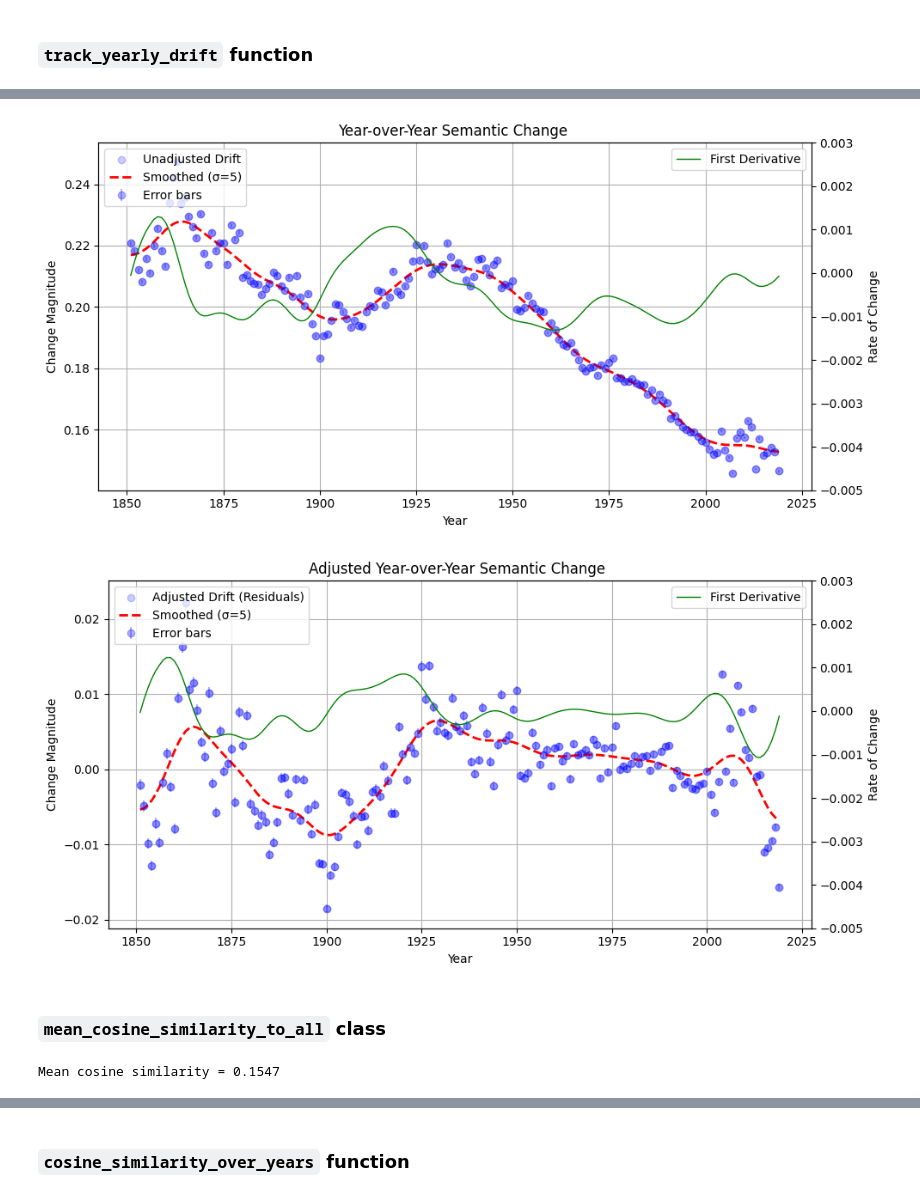
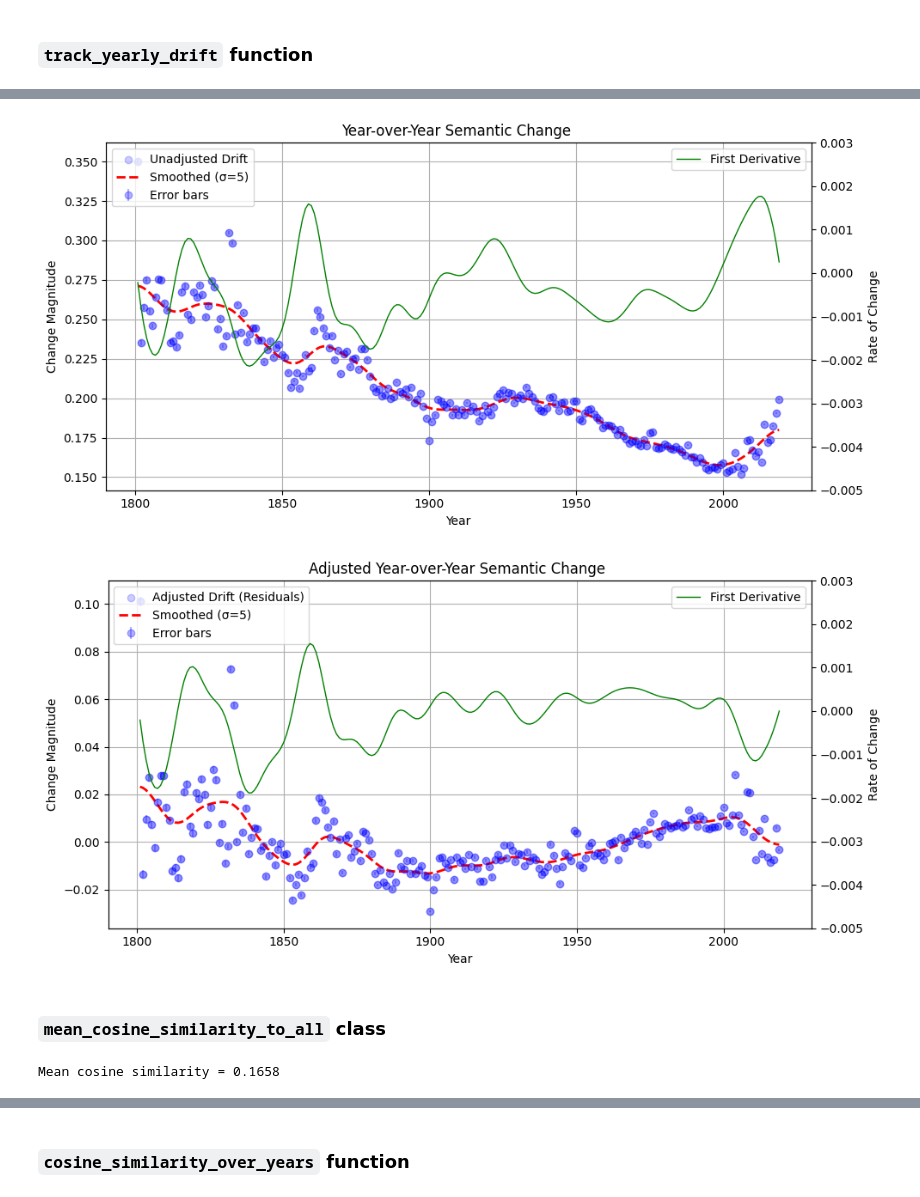
Before and after one commit to eric-d-knowles/hist_w2v, a Jupyter notebook: notebooks/workflow_analyze_change.ipynb, the cells around one changed output, grey strips where cells are left out. Cells and saved outputs as stored; diff of their text form; code cells hidden in the pictures.

```diff
--- a/notebooks/workflow_analyze_change.ipynb
+++ b/notebooks/workflow_analyze_change.ipynb
@@ -14,8 +14,8 @@ from analysis_tools.average_relatedness_by_year import track_word_semantic_drift
 # %% [markdown]
 The `hist_w2v` package contains several tools useful in quantifying how much word meanings have changed over the years. Before using these tools, it helps to set a model path variable. Most commonly, this will point to the `norm_and_align` directory. We'll also set a `corpus_path` variable pointing to the yearly corpus data.
 # %%
-model_path =  '/vast/edk202/NLP_corpora/Google_Books/20200217/eng/5gram_files/6corpus/yearly_files/models_final/norm_and_align'
-corpus_path = '/vast/edk202/NLP_corpora/Google_Books/20200217/eng/5gram_files/6corpus/yearly_files/data'
+model_path =  '/vast/edk202/NLP_corpora/Google_Books/20200217/eng-us/5gram_files/6corpus/yearly_files/models_final/norm_and_align'
+corpus_path = '/vast/edk202/NLP_corpora/Google_Books/20200217/eng-us/5gram_files/6corpus/yearly_files/data'
 # %% [markdown]
 ### `get_corpus_stats` function
 For some analyses, it's useful to collect information about the training corpora—in particular, their sizes. The `corpus_stats` module does this. This can talk almost an hour, so the data get saved in the `out_dir` directory. Once the file has been created, you can regenerate it by setting `overwrite=True`. Otherwise, there is no need to run this function again; you can load the existing CSV file into a `pandas` data frame at any point.
@@ -112,7 +111,7 @@ show(drift_scores)
 | Year |  |  |  |
 | Loading ITables v2.2.4 from the i... |
 # %%
-df_regressors = pd.read_csv(f"{corpus_path}/corpus_stats.csv", index_col="year")
+df_regressors = pd.read_csv(f"{corpus_path}/corpus_stats.csv", index_col="Year")
 df_regressors
 # %% [output]
 |  | unique_ngrams | total_freq | total_docs |
@@ -132,25 +131,25 @@ df_regressors
 # %%
 df_results = track_yearly_drift(
-    start_year=1850,
+    start_year=1800,
     end_year=2019,
     model_dir=model_path,
     plot=True,
     smooth=True,
     sigma=5,
     df=df_regressors,
     regress_on="unique_ngrams"
 )
 # %% [output]
-[figure, old version]
+[figure, new version]
-[figure, old version]
+[figure, new version]
 # %% [markdown]
 ### `mean_cosine_similarity_to_all` class
 # %%
-model = W2VModel(f'{model_path}w2v_y2019_wbnone_vs200_w5_mc20_sg1_e10.kv')
+model = W2VModel(f'{model_path}/w2v_y2019_wbnone_vs200_w5_mc10_sg1_e8.kv')
 
-mean_sim = model.mean_cosine_similarity_to_all('person')
+mean_sim = model.mean_cosine_similarity_to_all('person', '')
 print(f"Mean cosine similarity = {mean_sim:.4f}")
 # %% [output]
-Mean cosine similarity = 0.1547
+Mean cosine similarity = 0.1658
 # %%
 track_word_semantic_drift(
```
Also changed, not shown: parts of 11 cells of this notebook, 8 other files.
